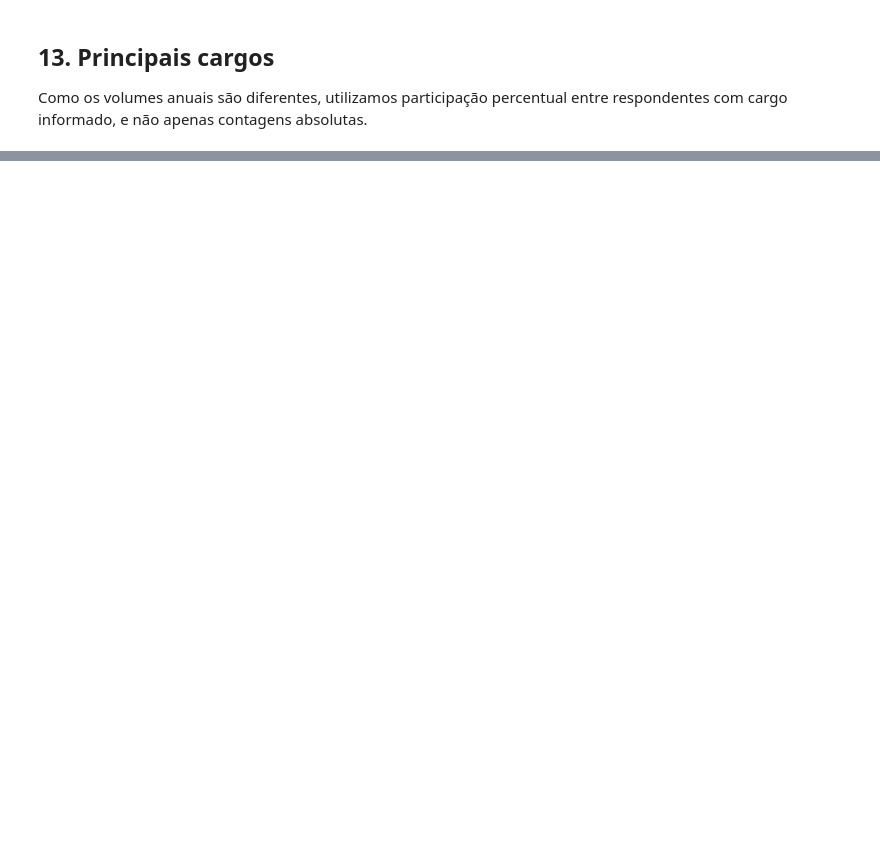
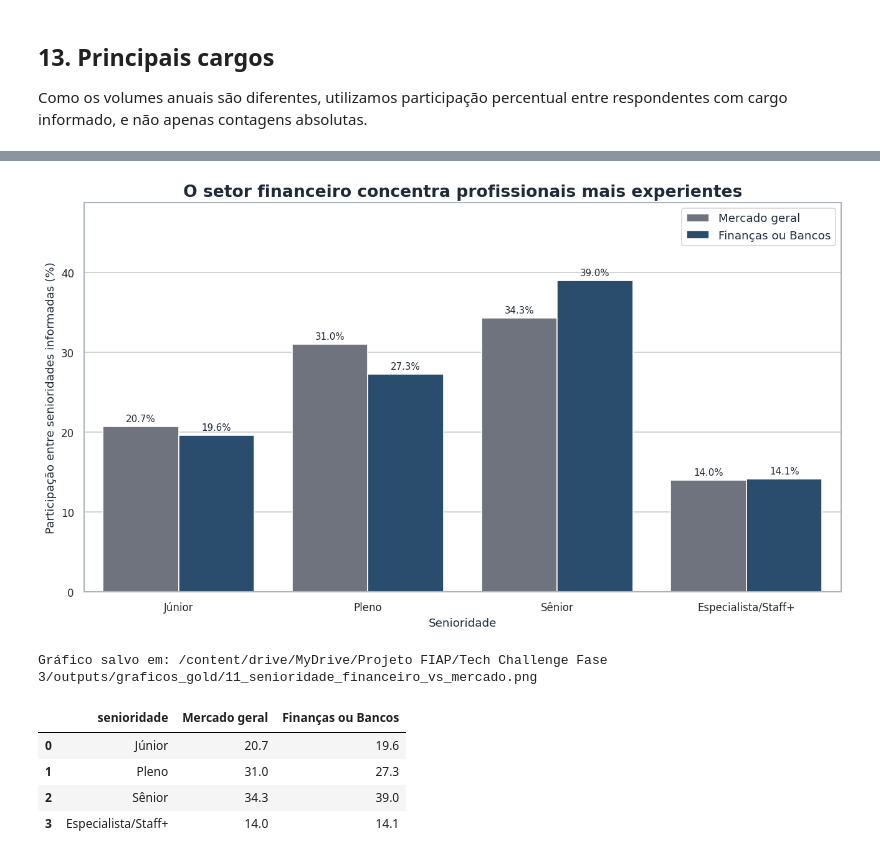
Before and after one commit to bsc1990/fiap_case_state_of_data, a Jupyter notebook: fiap-state-of-data/notebooks/04_analise_gold.ipynb, the cells around one changed output, grey strips where cells are left out. Saved outputs shown, nothing was run; the diff lists cells and outputs as text; code cells hidden in the pictures; blank space fills up the shorter version.

```diff
--- a/fiap-state-of-data/notebooks/04_analise_gold.ipynb
+++ b/fiap-state-of-data/notebooks/04_analise_gold.ipynb
@@ -814,0 +931,46 @@ A diferença salarial agregada entre homens e mulheres permanece relevante, mas
+# %%
+# Compara a composição de senioridade em 2025
+ordem_senioridade_fin = ["Júnior", "Pleno", "Sênior", "Especialista/Staff+"]
+base_senioridade = df_mercado[
+    df_mercado["ano_pesquisa"].eq(ANO_REFERENCIA) &
+    df_mercado["senioridade"].isin(ordem_senioridade_fin)
+].copy()
+base_senioridade["grupo"] = np.where(
+    base_senioridade["setor"].eq(SETOR_FINANCEIRO), "Finanças ou Bancos", "Mercado geral"
+)
+
+# O mercado geral inclui todos os respondentes, inclusive o setor financeiro.
+mercado_sen = (
+    df_mercado[df_mercado["ano_pesquisa"].eq(ANO_REFERENCIA)]
+    .dropna(subset=["senioridade"])["senioridade"].value_counts(normalize=True).mul(100)
+)
+financeiro_sen = (
+    df_mercado[(df_mercado["ano_pesquisa"].eq(ANO_REFERENCIA)) & (df_mercado["setor"].eq(SETOR_FINANCEIRO))]
+    .dropna(subset=["senioridade"])["senioridade"].value_counts(normalize=True).mul(100)
+)
+senioridade_comparacao = pd.DataFrame({"Mercado geral": mercado_sen, "Finanças ou Bancos": financeiro_sen})
+senioridade_comparacao = senioridade_comparacao.reindex(ordem_senioridade_fin).fillna(0).reset_index(names="senioridade")
+senioridade_long = senioridade_comparacao.melt("senioridade", var_name="grupo", value_name="participacao_pct")
+
+plt.figure(figsize=(11, 6.3))
+ax = sns.barplot(
+    data=senioridade_long, x="senioridade", y="participacao_pct", hue="grupo",
+    palette={"Mercado geral": CORES["cinza"], "Finanças ou Bancos": CORES["azul"]}
+)
+plt.title("O setor financeiro concentra profissionais mais experientes")
+plt.xlabel("Senioridade")
+plt.ylabel("Participação entre senioridades informadas (%)")
+plt.legend(title="")
+adicionar_rotulos_barras(ax)
+plt.ylim(0, senioridade_long["participacao_pct"].max() * 1.25)
+salvar_grafico("11_senioridade_financeiro_vs_mercado.png")
+
+display(senioridade_comparacao.round(1))
+# %% [output]
+[figure, added]
+Gráfico salvo em: /content/drive/MyDrive/Projeto FIAP/Tech Challenge Fase 3/outputs/graficos_gold/11_senioridade_financeiro_vs_mercado.png
+|  | senioridade | Mercado geral | Finanças ou Bancos |
+| 0 | Júnior | 20.7 | 19.6 |
+| 1 | Pleno | 31.0 | 27.3 |
+| 2 | Sênior | 34.3 | 39.0 |
+| 3 | Especialista/Staff+ | 14.0 | 14.1 |
```
Also changed, not shown: parts of 32 cells of this notebook, 8 other files.
